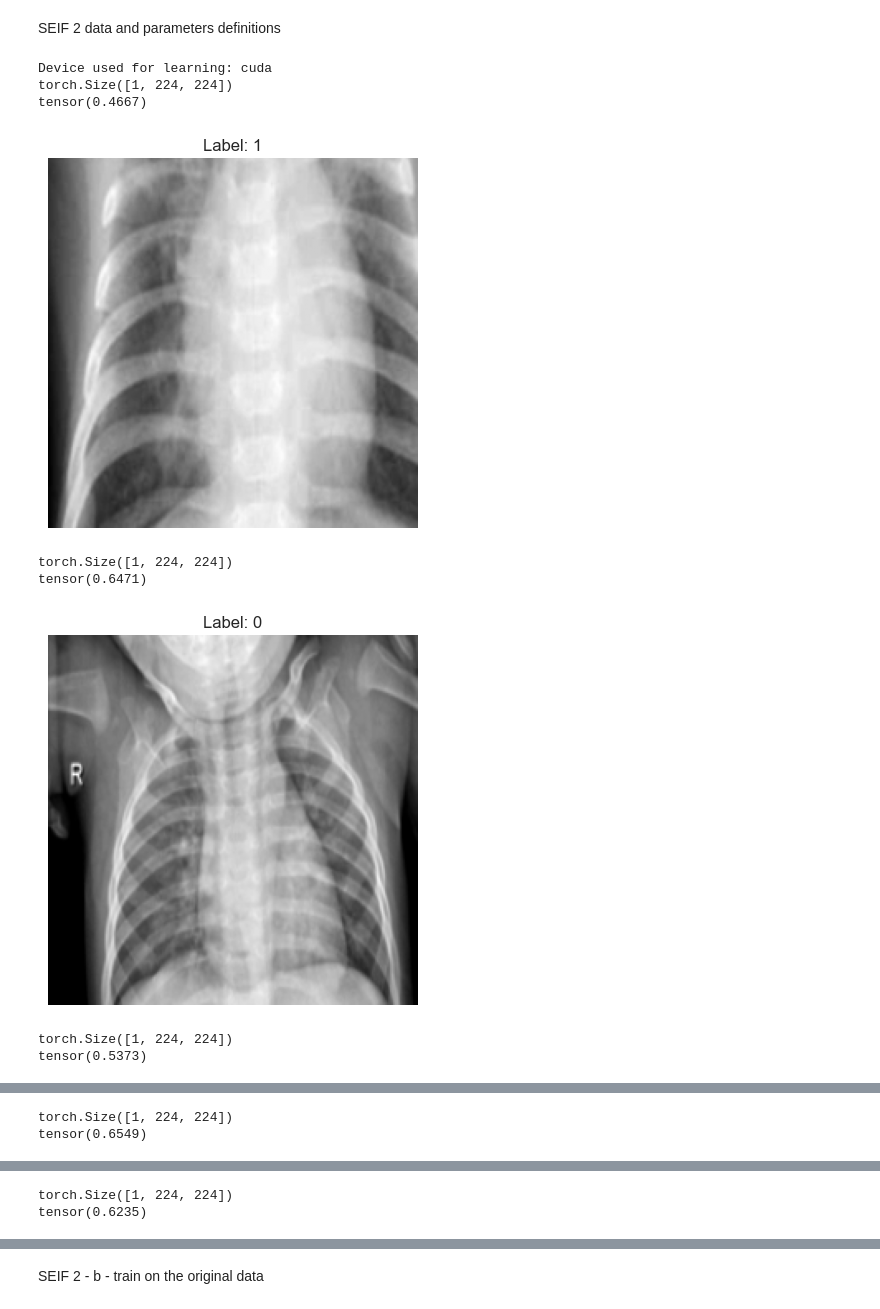
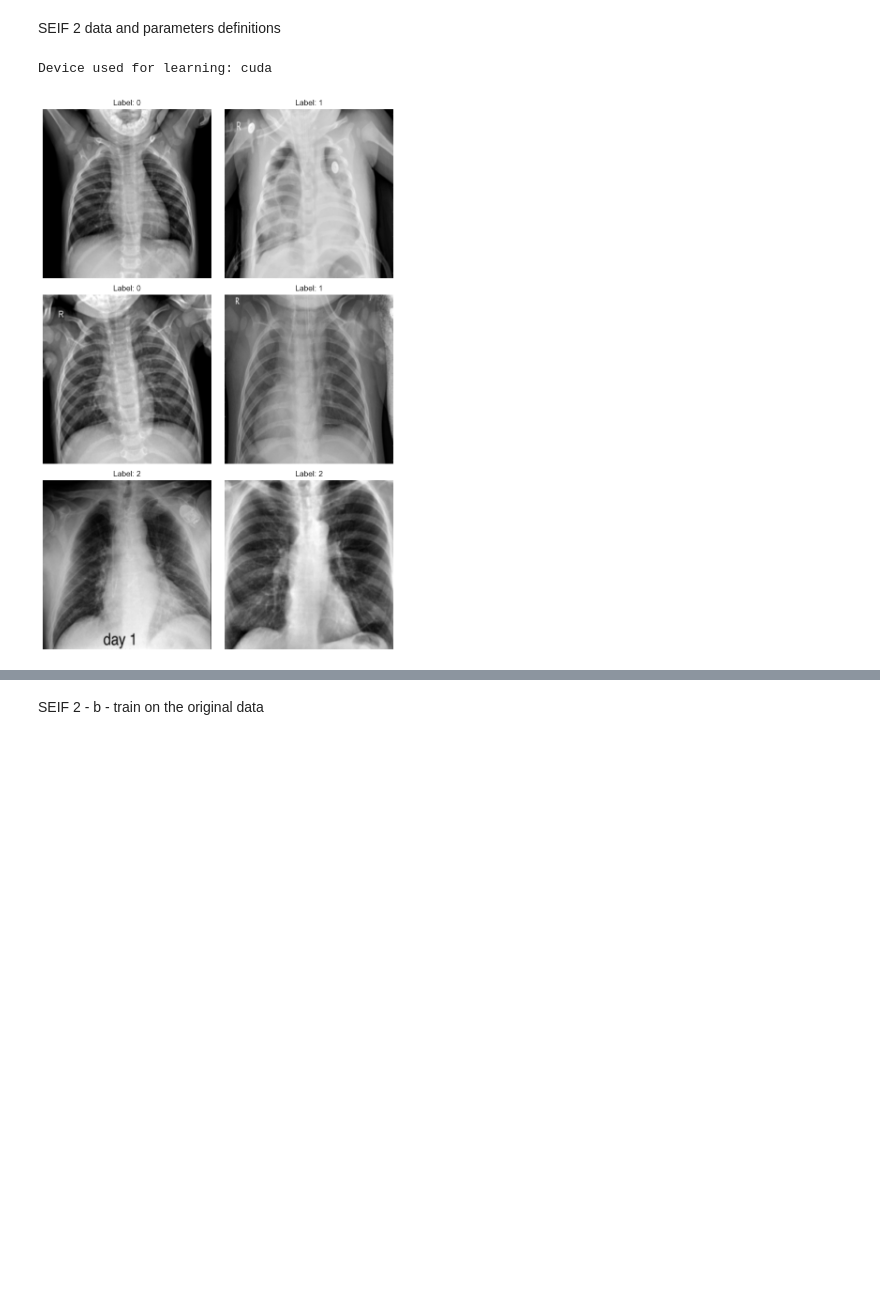
Before and after one commit to amirnadaBGU/deeplearningEE_hw2, a Jupyter notebook: Assignment_2_COVID_19.ipynb, the cells around one changed output, grey strips where cells are left out. Drawn from its saved outputs; the diff is of its cells as text; code cells hidden in the pictures; blank space fills up the shorter version.

Commit message:
SEIF 2 TRAINING WELL

```diff
--- a/Assignment_2_COVID_19.ipynb
+++ b/Assignment_2_COVID_19.ipynb
@@ -448,8 +446,11 @@ finding_to_label = {'NORMAL':0,
  'Pneumonia/Viral/COVID-19':2}
 label_to_finding = {v: k for k, v in finding_to_label.items()}
 
-Y_train_combined = Y_train_combined.map(finding_to_label)
-Y_val_combined = Y_val_combined.map(finding_to_label)
+Y_train_combined.map(finding_to_label)
+Y_val_combined.map(finding_to_label)
+Y_test_combined.map(finding_to_label)
 print(Y_train_combined.shape, Y_val_combined.shape, Y_test_combined.shape)
+
+print(Y_test_combined[436])
 # %% [output]
 (3246,) (817,) (496,)
@@ -785,47 +778,58 @@ def test(model: MyNet, test_loader):
 SEIF 2 data and parameters definitions
 # %%
 from torch.utils.data import DataLoader
+import random
 LEARNING_RATE = 0.001
 EPOCHS_COUNT = 5
 BATCH_SIZE = 16
 CLASSES_COUNT=3
 
 DEVICE = torch.device("cuda" if torch.cuda.is_available() else "cpu")
 print(f"Device used for learning: {DEVICE}")
 
 transform = transforms.Compose([
     transforms.Grayscale(num_output_channels=1),
     transforms.Resize((224, 224)),  # resize to match model input
     transforms.RandomApply([transforms.RandomResizedCrop(size=(224, 224), scale=(0.7, 1.0))],p=0.2),
     transforms.ToTensor(),          # convert to tensor
     transforms.Normalize(mean=[0.5], std=[0.5])  # for grayscale; use 3 values for RGB
 ])
 
 
 train_dataset = ImageDataset(X_train_combined, Y_train_combined, transform=transform)
 train_loader = DataLoader(train_dataset, batch_size=BATCH_SIZE, shuffle=True)
 
 validation_dataset = ImageDataset(X_val_combined, Y_val_combined, transform=transform)
-validation_loader = DataLoader(train_dataset, batch_size=BATCH_SIZE, shuffle=True)
+validation_loader = DataLoader(validation_dataset, batch_size=BATCH_SIZE, shuffle=True)
 
 test_dataset = ImageDataset(X_test_combined, Y_test_combined, transform=transform)
-test_loader = DataLoader(train_dataset, batch_size=BATCH_SIZE, shuffle=True)
+test_loader = DataLoader(test_dataset, batch_size=BATCH_SIZE, shuffle=True)
 
-for i in range(5):
-    image, label = train_dataset[i]  # transformed image is a Tensor
-    print(image.size())
-    print(image.max())
-    plt.imshow(image.squeeze(), cmap='gray')  # squeeze if it's 1xHxW
-    plt.title(f"Label: {label}")
-    plt.axis('off')
-    plt.show()
+# Initialize counters for each label
+label_counts = {0: 0, 1: 0, 2: 0}
+target_count = 2  # How many images per label to display
+
+# Store images to display together
+images_to_display = []
+
+while any(count < target_count for count in label_counts.values()):
+    image, label = train_dataset[random.randint(0, len(train_dataset)-1)]
+    label = int(label)  # make sure label is an int, not tensor
+    if label in label_counts and label_counts[label] < target_count:
+        images_to_display.append((image, label))
+        label_counts[label] += 1
+
+# Display all images in a grid
+fig, axes = plt.subplots(3, 2, figsize=(8, 12))
+axes = axes.flatten()
+
+for i, (image, label) in enumerate(images_to_display):
+    axes[i].imshow(image.squeeze(), cmap='gray')
+    axes[i].set_title(f"Label: {label}")
+    axes[i].axis("off")
+
+plt.tight_layout()
+plt.show()
 # %% [output]
 Device used for learning: cuda
-torch.Size([1, 224, 224])
-tensor(0.4667)
-[figure, old version]
+[figure, new version]
-torch.Size([1, 224, 224])
-tensor(0.6471)
-[figure, removed]
-torch.Size([1, 224, 224])
-tensor(0.5373)
@@ -833,2 +835,0 @@ tensor(0.5373)
-torch.Size([1, 224, 224])
-tensor(0.6549)
@@ -836,2 +835,0 @@ tensor(0.6549)
-torch.Size([1, 224, 224])
-tensor(0.6235)
```
Also changed, not shown: parts of 13 cells of this notebook.
